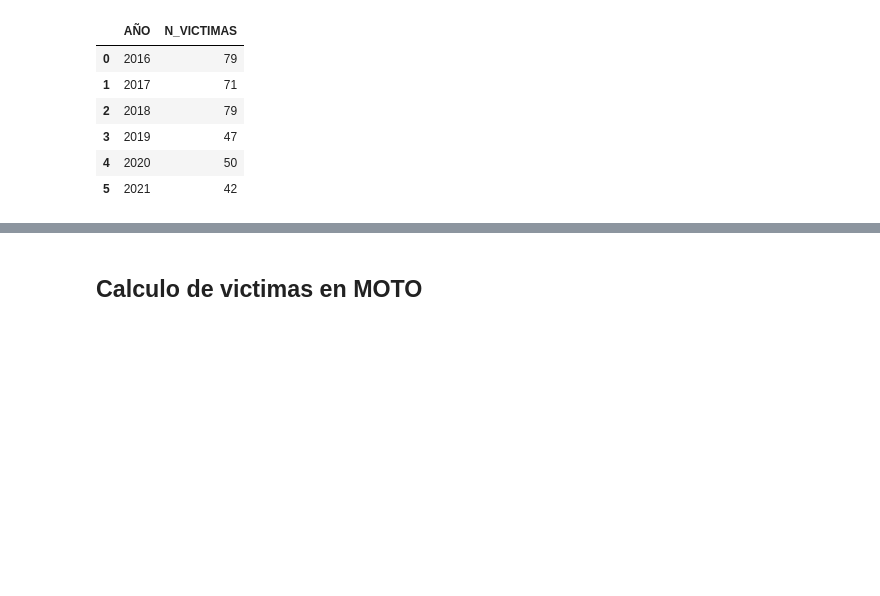
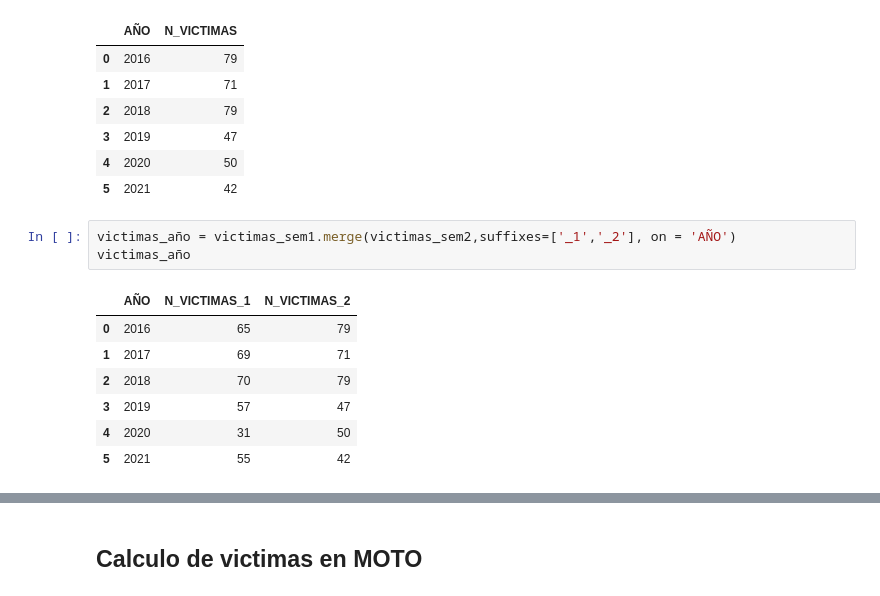
Before and after one commit to carocardenas0699/PI02---Data-Analysis, a Jupyter notebook: tablas_KPIs.ipynb, the cells around one changed output, grey strips where cells are left out. Drawn from its saved outputs; the diff is of its cells as text; blank space fills up the shorter version.

```diff
--- a/tablas_KPIs.ipynb
+++ b/tablas_KPIs.ipynb
@@ -63,3 +79,14 @@ victimas_sem2
 | 3 | 2019 | 47 |
 | 4 | 2020 | 50 |
 | 5 | 2021 | 42 |
+# %%
+victimas_año = victimas_sem1.merge(victimas_sem2,suffixes=['_1','_2'], on = 'AÑO')
+victimas_año
+# %% [output]
+|  | AÑO | N_VICTIMAS_1 | N_VICTIMAS_2 |
+| 0 | 2016 | 65 | 79 |
+| 1 | 2017 | 69 | 71 |
+| 2 | 2018 | 70 | 79 |
+| 3 | 2019 | 57 | 47 |
+| 4 | 2020 | 31 | 50 |
+| 5 | 2021 | 55 | 42 |
```
Also changed, not shown: parts of 10 cells of this notebook, 4 other files.
